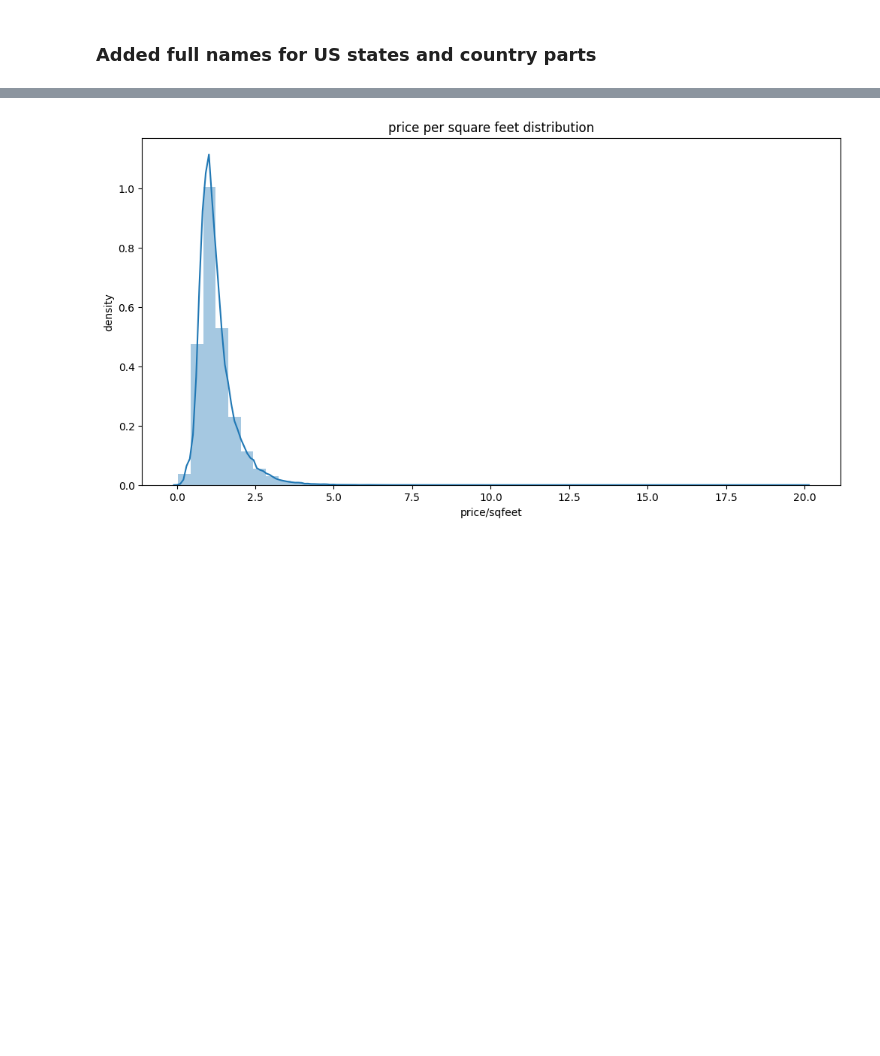
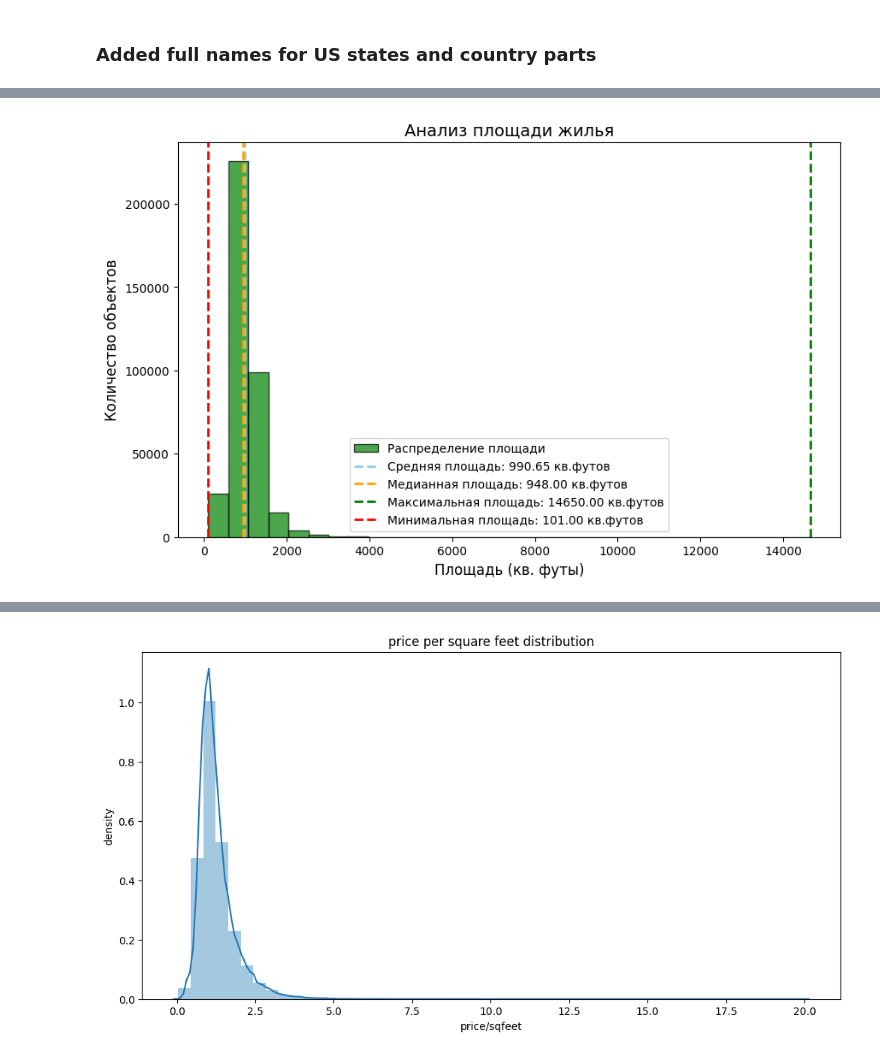
Before and after one commit to misha8347/Data-Gathering, a Jupyter notebook: final_exam/housing_analysis.ipynb, the cells around one changed output, grey strips where cells are left out. Cells and saved outputs as stored; diff of their text form; code cells hidden in the pictures; blank space fills up the shorter version.

```diff
--- a/final_exam/housing_analysis.ipynb
+++ b/final_exam/housing_analysis.ipynb
@@ -323,0 +367,21 @@ df.describe().T
+# %%
+average_sqfeet = df['sqfeet'].mean()
+median_sqfeet = df['sqfeet'].median()
+max_sqfeet = df['sqfeet'].max()
+min_sqfeet = df['sqfeet'].min()
+
+plt.figure(figsize=(10, 6))
+plt.hist(df['sqfeet'], bins=30, color='green', edgecolor='black', alpha=0.7, label='Распределение площади')
+
+plt.axvline(average_sqfeet, color='skyblue', linestyle='--', linewidth=2, label=f'Средняя площадь: {average_sqfeet:.2f} кв.футов')
+plt.axvline(median_sqfeet, color='orange', linestyle='--', linewidth=2, label=f'Медианная площадь: {median_sqfeet:.2f} кв.футов')
+plt.axvline(max_sqfeet, color='green', linestyle='--', linewidth=2, label=f'Максимальная площадь: {max_sqfeet:.2f} кв.футов')
+plt.axvline(min_sqfeet, color='red', linestyle='--', linewidth=2, label=f'Минимальная площадь: {min_sqfeet:.2f} кв.футов')
+
+plt.title('Анализ площади жилья', fontsize=14)
+plt.xlabel('Площадь (кв. футы)', fontsize=12)
+plt.ylabel('Количество объектов', fontsize=12)
+plt.legend(fontsize=10)
+plt.show()
+# %% [output]
+[figure, added]
```
Also changed, not shown: parts of 9 cells of this notebook.
